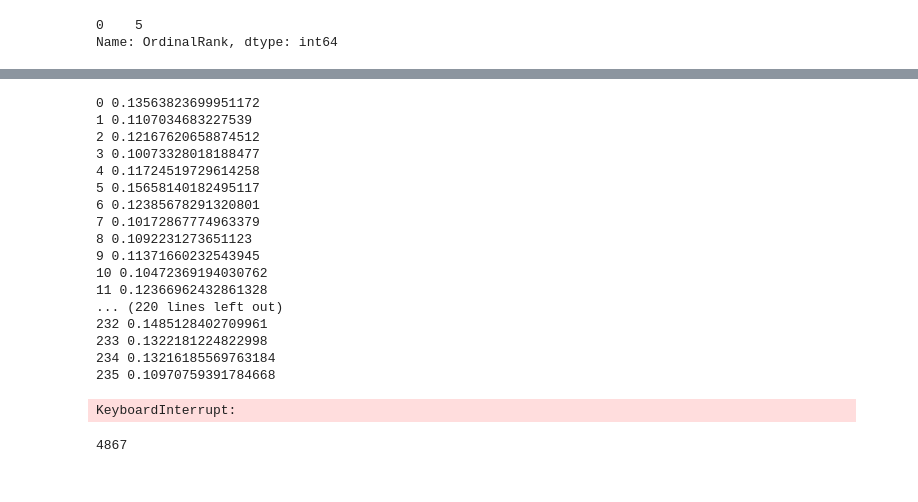
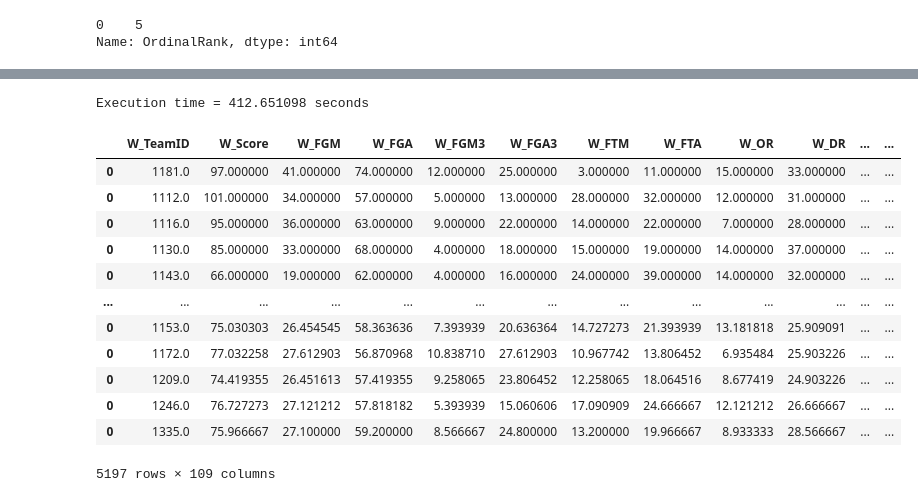
Before and after one commit to MatthewR1021/Machine-Learning-Madness, a Jupyter notebook: TJNotebook.ipynb, the cells around one changed output, grey strips where cells are left out. Cells and saved outputs as stored; diff of their text form; code cells hidden in the pictures.

```diff
--- a/TJNotebook.ipynb
+++ b/TJNotebook.ipynb
@@ -124,9 +122,9 @@ duke_unc
 # %%
-def season_matchups(df, Season):
+def matchups(df, season):
 
-    schedule = df[(df['Season'] == Season) & (df['DayNum'] >= 12)]
+    schedule = df[(df['Season'] == season) & (df['DayNum'] >= 12)]
     schedule.reset_index(inplace = True)
 
-    matchups = list(zip(schedule.WTeamID,schedule.LTeamID,schedule.DayNum,schedule.Season))
+    matchups = list(zip(schedule.WTeamID, schedule.LTeamID, schedule.DayNum, schedule.Season))
 
     return matchups
@@ -139,33 +131,39 @@ len(matchups2020)
-# %%
-### warning 4.5 minutes to run
-start_time = time.time()
-games2020 = []
-
-for i in range(len(matchups2020)):
-    game = single_game(matchups2020[i][0], matchups2020[i][1], Year = matchups2020[i][3], DayNum = matchups2020[i][2])
-    games2020.append(game)
-
-games2020 = pd.concat(games2020, axis=0)
-# %% [output]
-0 0.13563823699951172
-1 0.1107034683227539
-2 0.12167620658874512
-3 0.10073328018188477
-4 0.11724519729614258
-5 0.15658140182495117
-6 0.12385678291320801
-7 0.10172867774963379
-8 0.1092231273651123
-9 0.11371660232543945
-10 0.10472369194030762
-11 0.12366962432861328
-... (220 lines left out)
-232 0.1485128402709961
-233 0.1322181224822998
-234 0.13216185569763184
-235 0.10970759391784668
-KeyboardInterrupt:
-# %%
-len(games2020)
-# %% [output]
-4867
+# %%
+def create_season_df(df, season):
+
+    season_df = df[(df['Season'] == season) & (df['DayNum'] >= 12)]
+    season_df.reset_index(inplace = True)
+
+    matchups = list(zip(season_df.WTeamID, season_df.LTeamID, season_df.Season, season_df.DayNum))
+    season_games = []
+    for i in range(len(matchups)):
+        game = single_game(matchups[i][0], matchups[i][1], Year = matchups[i][2], DayNum = matchups[i][3])
+        season_games.append(game)
+    df = pd.concat(season_games, axis=0)
+    return df
+# %%
+### warning 7.5 minutes to run
+start_time = time.time()
+
+regular_18 = create_season_df(regularseason, 2018)
+
+end_time = time.time()
+print('Execution time = %.6f seconds' % (end_time-start_time))
+# %% [output]
+Execution time = 412.651098 seconds
+# %%
+regular_18.dropna()
+# %% [output]
+|  | W_TeamID | W_Score | W_FGM | W_FGA | W_FGM3 | W_FGA3 | W_FTM | W_FTA | W_OR | W_DR | ... | ... |
+| 0 | 1181.0 | 97.000000 | 41.000000 | 74.000000 | 12.000000 | 25.000000 | 3.000000 | 11.000000 | 15.000000 | 33.000000 | ... | ... |
+| 0 | 1112.0 | 101.000000 | 34.000000 | 57.000000 | 5.000000 | 13.000000 | 28.000000 | 32.000000 | 12.000000 | 31.000000 | ... | ... |
+| 0 | 1116.0 | 95.000000 | 36.000000 | 63.000000 | 9.000000 | 22.000000 | 14.000000 | 22.000000 | 7.000000 | 28.000000 | ... | ... |
+| 0 | 1130.0 | 85.000000 | 33.000000 | 68.000000 | 4.000000 | 18.000000 | 15.000000 | 19.000000 | 14.000000 | 37.000000 | ... | ... |
+| 0 | 1143.0 | 66.000000 | 19.000000 | 62.000000 | 4.000000 | 16.000000 | 24.000000 | 39.000000 | 14.000000 | 32.000000 | ... | ... |
+| ... | ... | ... | ... | ... | ... | ... | ... | ... | ... | ... | ... | ... |
+| 0 | 1153.0 | 75.030303 | 26.454545 | 58.363636 | 7.393939 | 20.636364 | 14.727273 | 21.393939 | 13.181818 | 25.909091 | ... | ... |
+| 0 | 1172.0 | 77.032258 | 27.612903 | 56.870968 | 10.838710 | 27.612903 | 10.967742 | 13.806452 | 6.935484 | 25.903226 | ... | ... |
+| 0 | 1209.0 | 74.419355 | 26.451613 | 57.419355 | 9.258065 | 23.806452 | 12.258065 | 18.064516 | 8.677419 | 24.903226 | ... | ... |
+| 0 | 1246.0 | 76.727273 | 27.121212 | 57.818182 | 5.393939 | 15.060606 | 17.090909 | 24.666667 | 12.121212 | 26.666667 | ... | ... |
+| 0 | 1335.0 | 75.966667 | 27.100000 | 59.200000 | 8.566667 | 24.800000 | 13.200000 | 19.966667 | 8.933333 | 28.566667 | ... | ... |
+5197 rows × 109 columns
```
Also changed, not shown: parts of 12 cells of this notebook, 1 other file.
